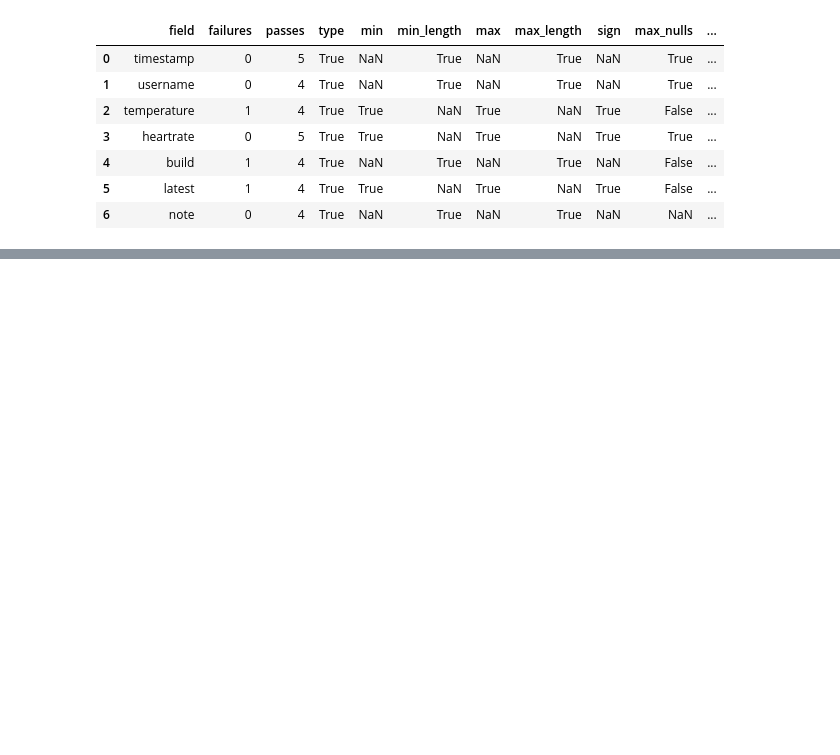
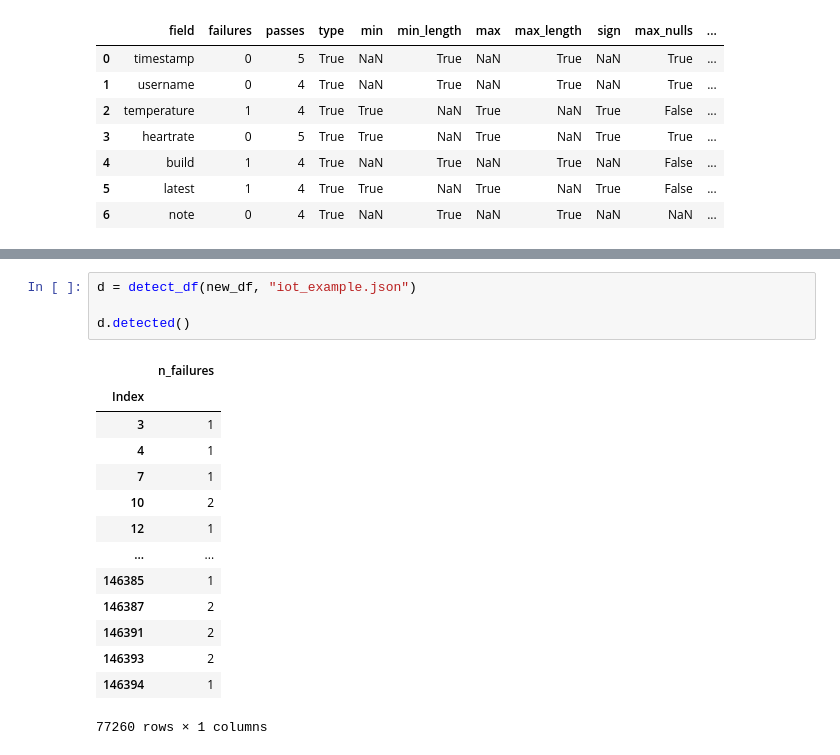
Before and after one commit to cusyio/Python4DataScience, a Jupyter notebook: docs/clean-prep/tdda.ipynb, the cells around one changed output, grey strips where cells are left out. Drawn from its saved outputs; the diff is of its cells as text; blank space fills up the shorter version.

```diff
--- a/docs/clean-prep/tdda.ipynb
+++ b/docs/clean-prep/tdda.ipynb
@@ -173,0 +178,19 @@ v.to_frame()
+# %%
+d = detect_df(new_df, "iot_example.json")
+
+d.detected()
+# %% [output]
+|  | n_failures |
+| Index |  |
+| 3 | 1 |
+| 4 | 1 |
+| 7 | 1 |
+| 10 | 2 |
+| 12 | 1 |
+| ... | ... |
+| 146385 | 1 |
+| 146387 | 2 |
+| 146391 | 2 |
+| 146393 | 2 |
+| 146394 | 1 |
+77260 rows × 1 columns
```
Also changed, not shown: parts of 8 cells of this notebook, 1 other file.
